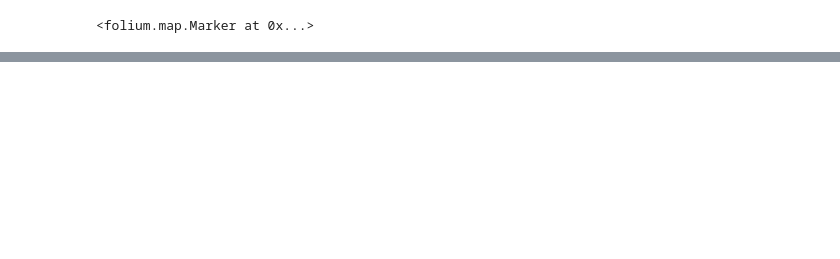
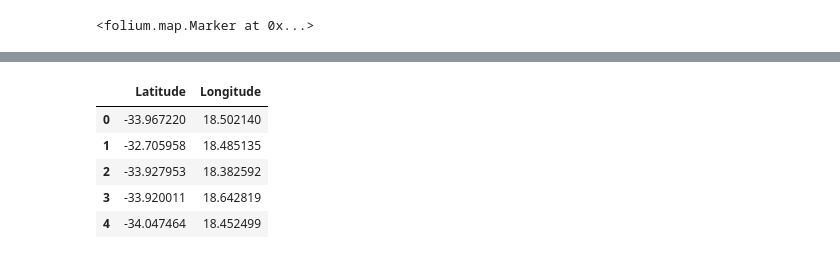
Before and after one commit to AjayKumarTyagi/MLOps, a Jupyter notebook: Map Visualization.ipynb, the cells around one changed output, grey strips where cells are left out. Cells and saved outputs as stored; diff of their text form; code cells hidden in the pictures; blank space fills up the shorter version.

```diff
--- a/Map Visualization.ipynb
+++ b/Map Visualization.ipynb
@@ -20,0 +41,11 @@ dataset=pd.read_excel("Suburbs.xlsx")
+# %%
+place= dataset[ ["Latitude","Longitude"] ]
+# %%
+place.head()
+# %% [output]
+|  | Latitude | Longitude |
+| 0 | -33.967220 | 18.502140 |
+| 1 | -32.705958 | 18.485135 |
+| 2 | -33.927953 | 18.382592 |
+| 3 | -33.920011 | 18.642819 |
+| 4 | -34.047464 | 18.452499 |
```
Also changed, not shown: parts of 13 cells of this notebook.
